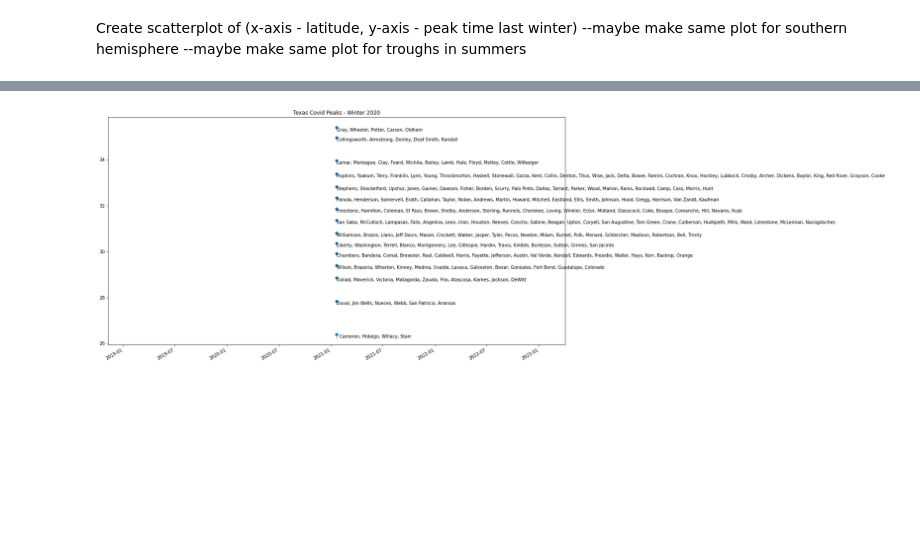
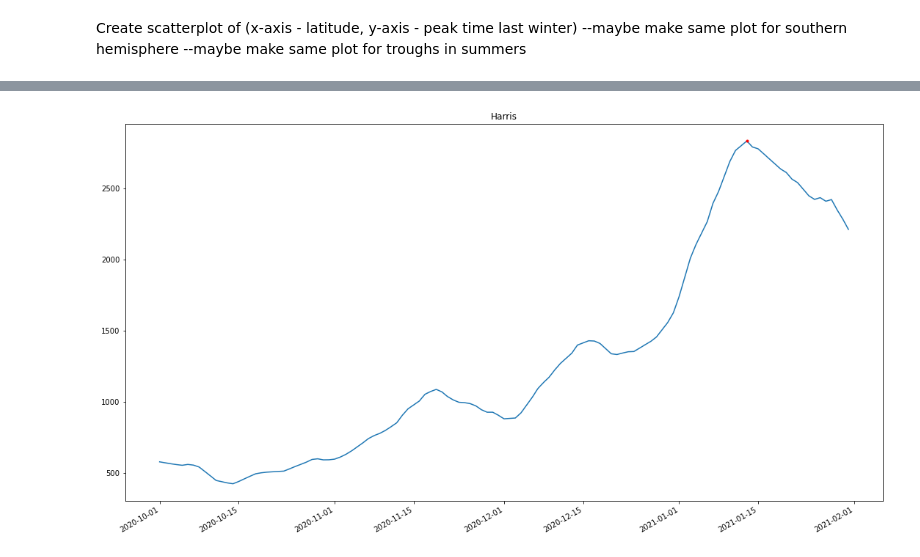
Before and after one commit to rmorse7/HopeSimpson-Forecasting, a Jupyter notebook: Peakcompare.ipynb, the cells around one changed output, grey strips where cells are left out. Saved outputs shown, nothing was run; the diff lists cells and outputs as text; code cells hidden in the pictures; blank space fills up the shorter version.

```diff
--- a/Peakcompare.ipynb
+++ b/Peakcompare.ipynb
@@ -11,8 +27,10 @@ from scipy import signal
 # %%
 # data = pd.read_csv('data/locdata.csv')
 # coords = pd.read_csv('data/loccords.csv')
-# data = pd.read_csv('data/TexasData.csv')
-# coords = pd.read_csv('data/TexasCords.csv', thousands=',').sort_values(by='Lat')
-# coords['Population'] = pd.to_numeric(coords['Population'])
-data = pd.read_csv('data/TexasGroupsData0.5.csv')
-coords = pd.read_csv('data/TexasCountyGroupings0.5.csv')
+data = pd.read_csv('data/Texas/TexasData.csv')
+# tests = pd.read_csv('data/Texas/TexasTestsCut.csv')
+coords = pd.read_csv('data/Texas/TexasCords.csv', thousands=',').sort_values(by='Lat')
+coords['Population'] = pd.to_numeric(coords['Population'])
+
+# data = pd.read_csv('data/Texas/CountyGroups/TexasCPTData1.csv')
+# coords = pd.read_csv('data/Texas/CountyGroups/TexasCountyGroupings1.csv')
@@ -66,6 +37,5 @@ pd.DataFrame(data=groupsdata).to_csv('TexasGroupsData0.5.csv')
 # %%
-# latrange = [30,60]
-# latdata = coords[['Place','Lat']][(coords['Lat'] > latrange[0]) & (coords['Lat'] < latrange[1])]
+'''
 good_states = ['Harris, Texas', 'Wisconsin', 'North Dakota', 'South Dakota', 'Tennessee', 'Ohio']
 ok_states = ['Florida', 'Illinois', 'Colorado', 'Oregon', 'North Carolina', 'Montana', 'Pennsylvania']
 states = good_states + ok_states
@@ -74,55 +44,76 @@ states = [state + ', US' for state in states]
 countries = ['Turkey', 'Israel', 'France', 'Ukraine']
 countries = [country + ', ' + country for country in countries]
 
-# places = states + countries
-# latdata = coords[['Place','Lat']][coords['Place'].isin(places)]
+places = states + countries
+latdata = coords[['Place','Lat']][coords['Place'].isin(places)]
+'''
 
 good_counties = ['Andrews', 'Bailey', 'Baylor', 'Harris', 'Travis', 'Crockett', 'Edwards', 'Frio', 'Nueces', 'Fayette']
 ray_counties = ['Potter', 'Dallas', 'Hidalgo', 'Cameron']
 
-# places = good_counties + ray_counties
-# latdata = coords[['Place','Lat']][coords['Place'].isin(places)]
-latdata = coords[['Place','Lat']][coords['Population'] > 150000]
-latdata = latdata[latdata['Place'] != 'Sherman']
+places = good_counties + ray_counties
+places = ['Harris', 'Harris']
+latdata = coords[['Place','Lat', 'Long', 'Vaccination rate']][coords['Place'].isin(places)]
+# latdata = coords[['Place','Lat', 'Long', 'Vaccination rate']][coords['Population'] > 150000]
+# latdata = latdata[latdata['Place'] != 'Sherman']
 
 dates = list(pd.to_datetime(data['Date']))
 
 placeout = []
 lats = []
+longs = []
+vacs = []
 peaks = []
-window = [253,376] #10/1/20 - 2/1/21
-
+window = [253,376] #10/1/20 - 2/1/21 for TexasData.csv
+# window = [618, 677] #10/1/21 - 11/29/21 for TexasData.csv
+# window = [162,285] #10/1/20 - 2/1/21 for TexasDataCut.csv
 for i, row in latdata.iterrows():
-    place = row['Place']; lat = row['Lat'];
-    locd = data[place].rolling(window=30, center=True).mean()
+    place = row['Place']; lat = row['Lat']; vr = row['Vaccination rate']; long = row['Long']
+    locc = np.clip(data[place].rolling(window=5, center=True).median(),0,None) #filter cases
+#     locc = data[place]
+#     loct = tests[place].rolling(window=3, center=True).median() #filter tests
+#     locd = np.clip(np.divide(locc, loct, out=np.zeros_like(locc), where=loct!=0).rolling(window=14, center=True).mean(),0,1)  #calculate cpt using np "safe division"
+    locd = locc.rolling(window=14, center=True).mean()
     winter = locd[window[0]:window[1]]
-
     avg = np.mean(winter)
+#     peak = [np.argmax(winter)] #2021
     peak, _ = signal.find_peaks(winter, height=1.5*avg, distance=200) #only want one peak
     trough, _ = signal.find_peaks(-winter, distance=200)
 #     half_width = signal.peak_widths(locd, peaks, rel_height=1)[0]  # peak width at half maximum
     if peak.size > 0:
         placeout.append(place)
         lats.append(lat)
+        vacs.append(vr)
+        longs.append(long)
         peaks.append(peak[0] + window[0])
+#         print(dates[peak[0] + window[0]])
         #if you want to plot each individual location
-#         plt.plot(dates[window[0]:window[1]], winter)
-#         plt.plot(dates[peaks[-1]], winter[peaks[-1]], 'r.')
-
+        fig, ax = plt.subplots()
+        plt.plot(dates[window[0]:window[1]], winter)
+        plt.plot(dates[peaks[-1]], winter[peaks[-1]], 'r.')
+        fig.autofmt_xdate()
+        fig.set_size_inches(18.5, 10.5, forward=True)
+        plt.title(str(place))
+#         plt.savefig('graphs/AvgLat' + str(lat) + '.png' , dpi=100)
+'''
 #fit line to data
-m, b = np.polyfit(peaks, lats, 1); line = [peak*m + b for peak in peaks]
+out = [(-1)*vr + (0)*(lat/1) for lat, vr in zip(lats, vacs)]
+# out = longs
+coef, residual, _, _, _ = np.polyfit(peaks, out, 1, full=True); line = [peak*coef[0] + coef[1] for peak in peaks]
+err = residual[0]
 #convert peak indeces to dates
 peaks = [dates[i] for i in peaks]
-print(peaks)
 #plot output
 fig, ax = plt.subplots()
-ax.scatter(peaks, lats)
+ax.scatter(peaks, out)
 
 #label scatterpoints
 for i, txt in enumerate(placeout):
-    ax.annotate(txt, (peaks[i], lats[i]), horizontalalignment='left', verticalalignment='top')
+    ax.annotate(txt, (peaks[i], out[i]), horizontalalignment='left', verticalalignment='top')
 ax.plot(peaks, line, ':')
-ax.set_title('Texas Covid Peaks - Winter 2020')
+ax.set_xlabel('Date of peak')
+ax.set_ylabel('Longitude')
+ax.set_title('Texas Covid Peaks Winter 2020 - Population > 150k')
 #format x-axis to datetime
 fig.autofmt_xdate()
 
@@ -133,5 +124,6 @@ fig.autofmt_xdate()
 fig.set_size_inches(18.5, 10.5, forward=True)
 
 #save plot
-plt.savefig('Peakcompare_Latwindow1.png' , dpi=100)
+# plt.savefig('graphs/LongPop150.png' , dpi=100)
+'''
 # %% [output]
@@ -139,2 +131,2 @@ plt.savefig('Peakcompare_Latwindow1.png' , dpi=100)
-[figure, old version]
+[figure, new version]
 # %%
```
Also changed, not shown: parts of 5 cells of this notebook, 22 other files.
